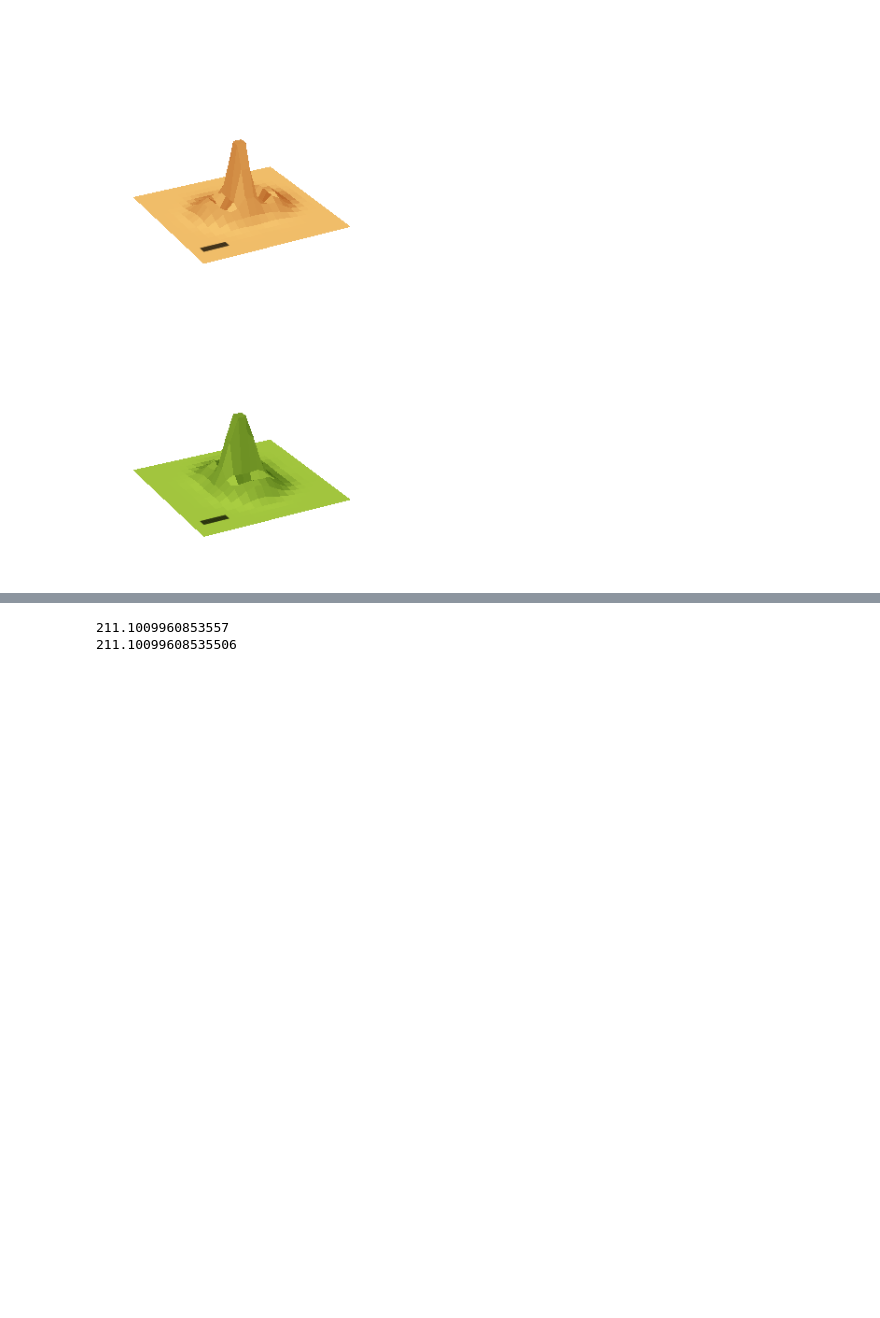
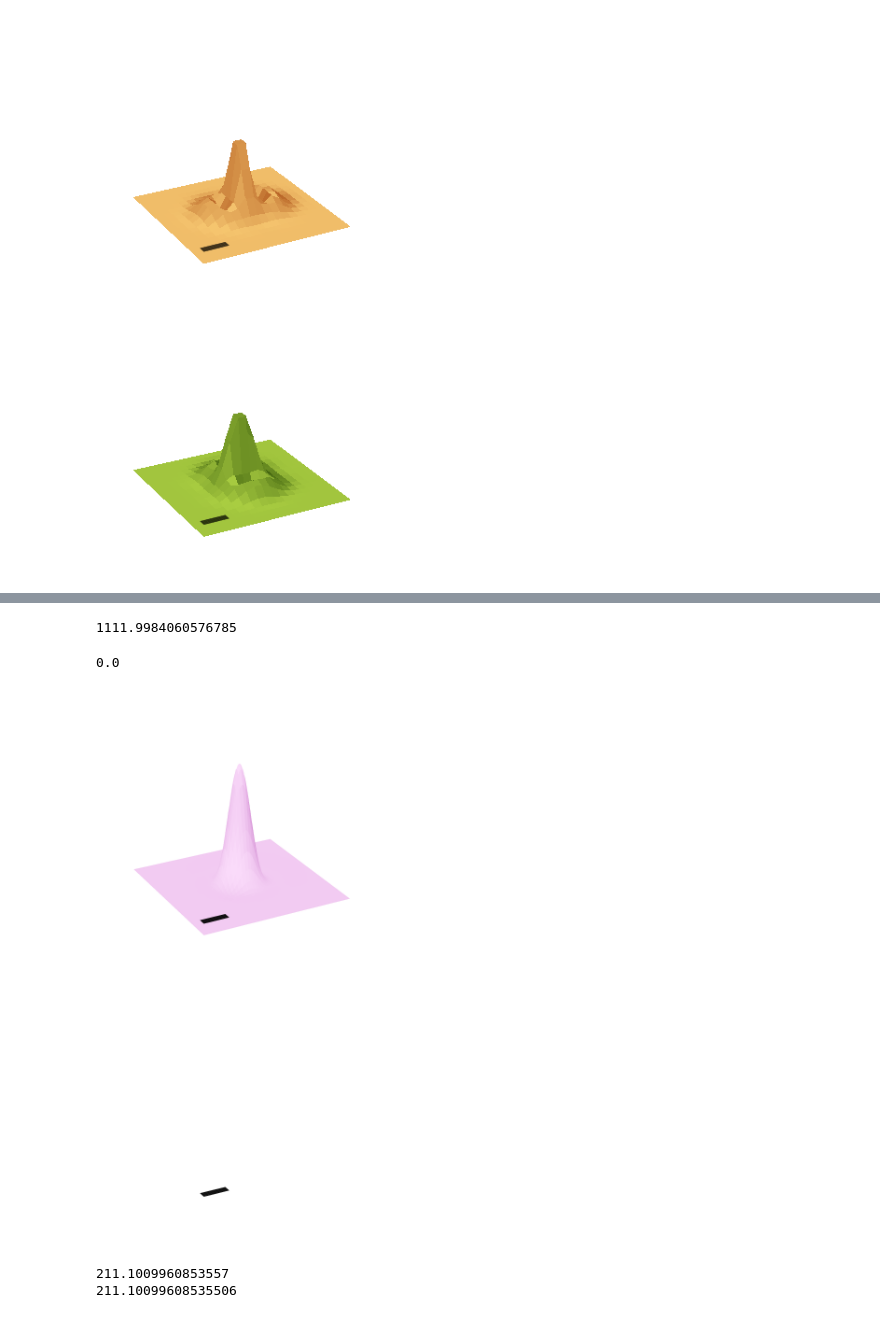
Before and after one commit to Liubroke13/Main_code, a Jupyter notebook: exciton_wavepacket/exciton_wavepacket.ipynb, the cells around one changed output, grey strips where cells are left out. Cells and saved outputs as stored; diff of their text form; code cells hidden in the pictures; blank space fills up the shorter version.

```diff
--- a/exciton_wavepacket/exciton_wavepacket.ipynb
+++ b/exciton_wavepacket/exciton_wavepacket.ipynb
@@ -525,15 +525,15 @@ for ex in range(2):
     # ax[ex].view_init(0, -90, 0)
 
     #Determine settings based on subplot index
+    if ex == 0:
+        mode_name, color_base = "circular_with_K", 'plum'
+    else:
+        mode_name, color_base = "circular_with_Kprime", 'lightsteelblue'
+
     # if ex == 0:
-    #     mode_name, color_base = "circular_with_K", 'plum'
+    #     mode_name, color_base = "x_with_K", 'rosybrown'
     # else:
-    #     mode_name, color_base = "circular_with_Kprime", 'lightsteelblue'
-
-    if ex == 0:
-        mode_name, color_base = "x_with_K", 'rosybrown'
-    else:
-        mode_name, color_base = "x_with_Kprime", 'darkseagreen'
+    #     mode_name, color_base = "x_with_Kprime", 'darkseagreen'
 
     # if ex == 0:
     #     mode_name, color_base = "y_with_K", 'darksalmon'
@@ -544,33 +544,37 @@ for ex in range(2):
     data = np.abs(fs2(mode_name, sigma, l, R, phiR))**2
     maximum = np.max(np.abs(fs2(mode_name, sigma, 2, R, phiR))**2)
     z_norm = 0.35*(data / np.max(maximum))
     print(maximum)
 
     # Create the light source
     ls = LightSource(azdeg=315, altdeg=65)
 
     # Use a custom colormap based on your single color
     cmap = get_single_color_map(color_base)
 
     # Shade the surface (vert_exag controls how "sharp" the shadows look)
     rgb = ls.shade(z_norm, cmap=cmap, vert_exag=50, blend_mode='soft')
 
     # Plot using facecolors
     ax[ex].plot_surface(X, Y, z_norm,
                         facecolors=rgb,
                         linewidth=0,
                         antialiased=False,
                         shade=False,
                         zorder=2) # Manual shading is active
 
 n=np.linspace(min(x), min(x)+W, 10)
 m=np.linspace(min(y), min(y)+0.3*W, 10)
 n, m = np.meshgrid(n, m)
 ax[0].plot_surface(n, m, n*0+m*0+0.1, linewidth=0, color='k', zorder=0)
 ax[1].plot_surface(n, m, n*0+m*0+0.1, linewidth=0, color='k', zorder=0)
 # fig.subplots_adjust(left=0.075, bottom=0.1, right=0.9, top=0.9, wspace=0, hspace=0.06 )
 plt.tight_layout()
 plt.show()
+# %% [output]
+1111.9984060576785
+0.0
+[figure, added]
 # %%
 def Factorial(n):
     f=1
```
Also changed, not shown: parts of 1 cell of this notebook, 21 other files.
